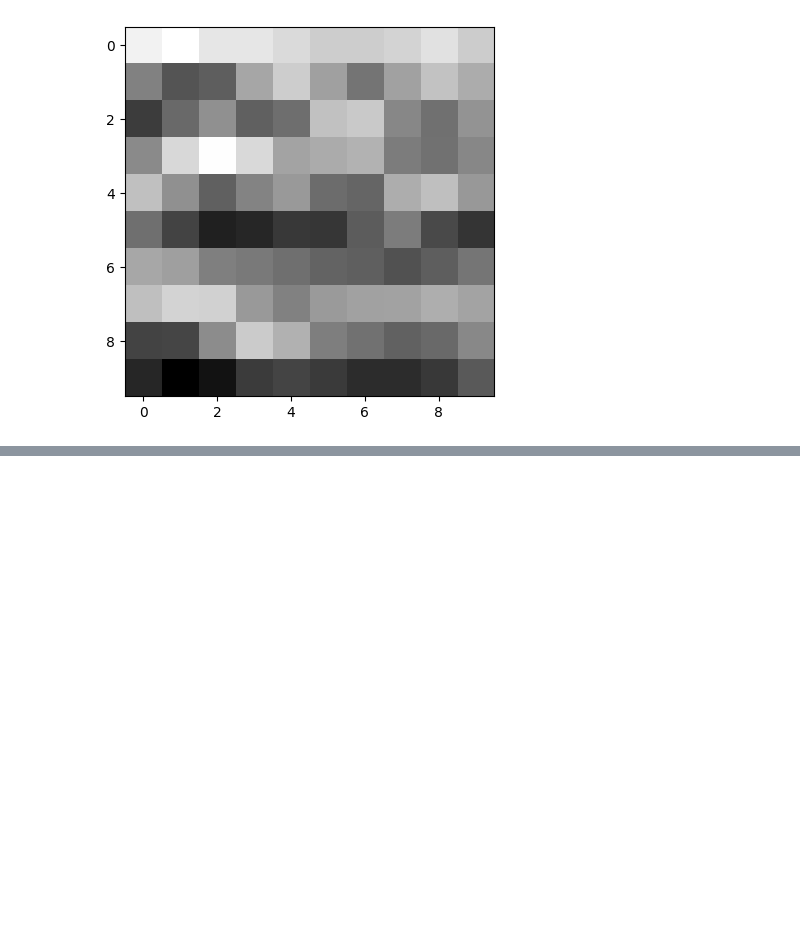
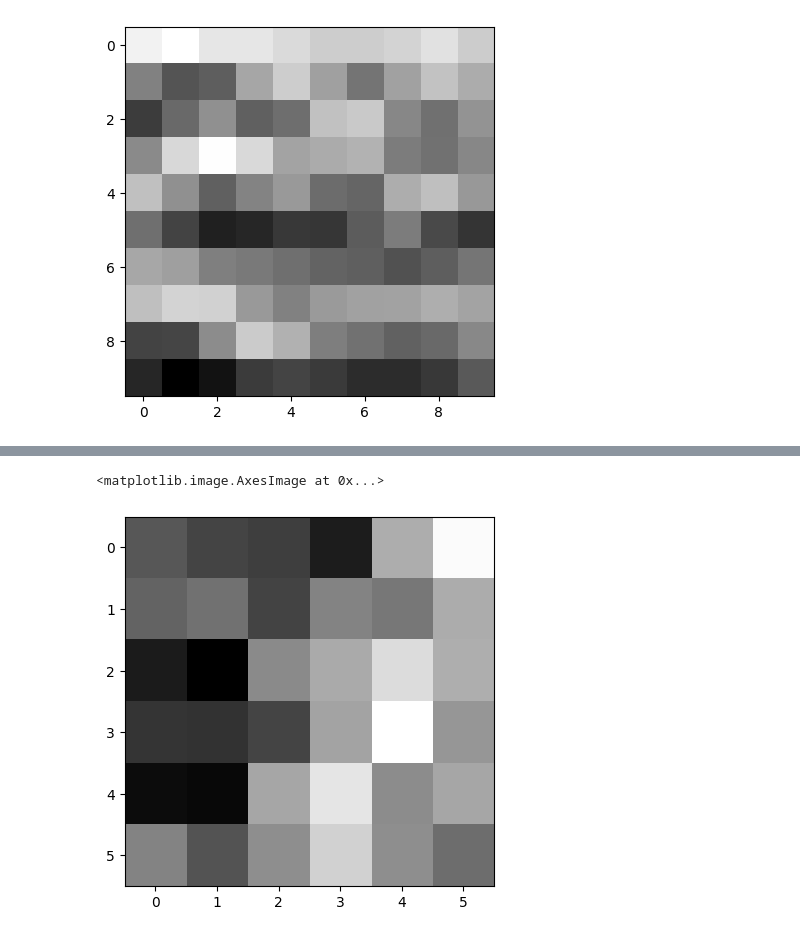
Before and after one commit to Quantumplations/Convolutional_Neural_Nets, a Jupyter notebook: CNNs_Part_1.ipynb, the cells around one changed output, grey strips where cells are left out. Saved outputs shown, nothing was run; the diff lists cells and outputs as text; code cells hidden in the pictures; blank space fills up the shorter version.

```diff
--- a/CNNs_Part_1.ipynb
+++ b/CNNs_Part_1.ipynb
@@ -73,0 +89,12 @@ Vertical Sobel
+# %%
+def stride_convolution(img, kernel, stride_size, padding):
+    output_img = np.zeros(shape=(int((img.shape[0] + 2 * padding - kernel.shape[0])/stride_size + 1), int((img.shape[1] + 2 * padding - kernel.shape[1])/stride_size + 1)))
+    for i in range(output_img.shape[0]):
+        for j in range(output_img.shape[1]):
+            output_img[i, j] = np.sum(img[i * stride_size:i * stride_size + kernel.shape[0], j * stride_size:j * stride_size + kernel.shape[1]] * kernel)
+    return output_img
+
+plt.imshow(stride_convolution(rnd_gray_img, rnd_kernel, 2, 0), cmap='gray')
+# %% [output]
+<matplotlib.image.AxesImage at 0x...>
+[figure, added]
```
Also changed, not shown: parts of 2 cells of this notebook.
